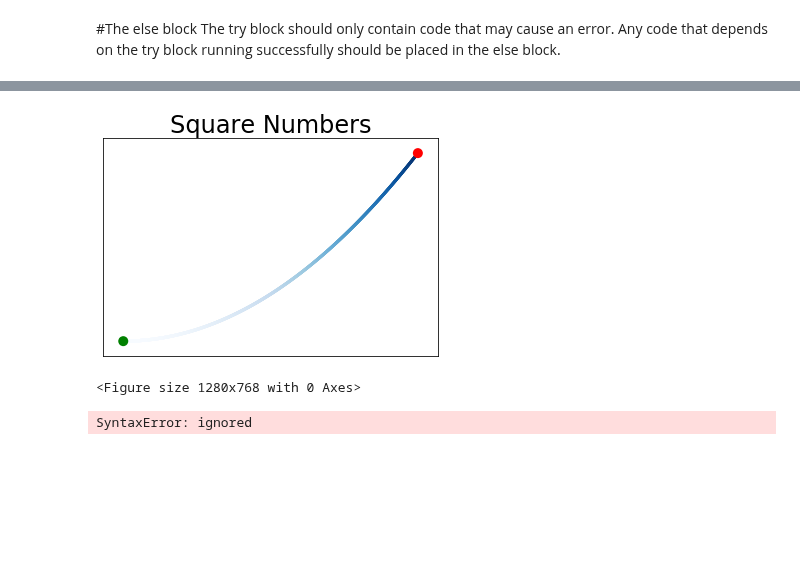
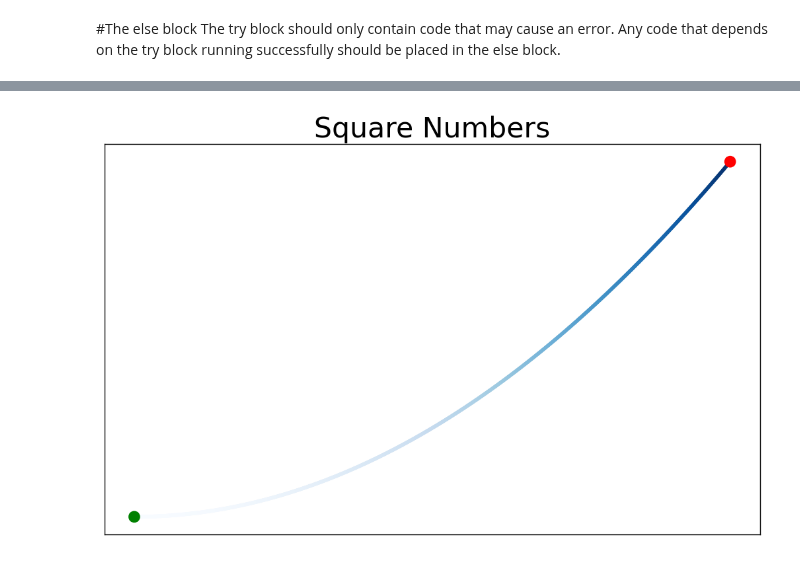
Before and after one commit to dornercr/INFO371, a Jupyter notebook: INFO371_beginners_Python_Cheat_Sheet.ipynb, the cells around one changed output, grey strips where cells are left out. Cells and saved outputs as stored; diff of their text form; code cells hidden in the pictures; blank space fills up the shorter version.

```diff
--- a/INFO371_beginners_Python_Cheat_Sheet.ipynb
+++ b/INFO371_beginners_Python_Cheat_Sheet.ipynb
@@ -1821,32 +1838,30 @@ plt.show()
 # %%
 import matplotlib.pyplot as plt
+
+# Prepare data
 x_values = list(range(1000))
 squares = [x**2 for x in x_values]
-plt.scatter(x_values, squares, c=squares,
- cmap=plt.cm.Blues, edgecolor='none',
- s=10)
 
-plt.scatter(x_values[0], squares[0], c='green',
- edgecolor='none', s=100)
-plt.scatter(x_values[-1], squares[-1], c='red',
- edgecolor='none', s=100)
+# Set custom figure size before plotting
+plt.figure(dpi=128, figsize=(10, 6))
+
+# Plot main scatter with a colormap
+plt.scatter(x_values, squares, c=squares, cmap=plt.cm.Blues, edgecolor='none', s=10)
+
+# Highlight the first point in green
+plt.scatter(x_values[0], squares[0], c='green', edgecolor='none', s=100)
+
+# Highlight the last point in red
+plt.scatter(x_values[-1], squares[-1], c='red', edgecolor='none', s=100)
+
+# Add title
 plt.title("Square Numbers", fontsize=24)
 
-# Removing axes
-# You can customize or remove axes entirely. Here’s how to access
-# each axis, and hide it.
-plt.axes().get_xaxis().set_visible(False)
-plt.axes().get_yaxis().set_visible(False)
-# Setting a custom figure size
-# You can make your plot as big or small as you want. Before
-# plotting your data, add the following code. The dpi argument is
-# optional; if you don’t know your system’s resolution you can omit
-# the argument and adjust the figsize argument accordingly.
-plt.figure(dpi=128, figsize=(10, 6))
-# Saving a plot
-# The matplotlib viewer has an interactive save button, but you can
-# also save your visualizations programmatically. To do so, replace plt.show()  with plt.savefig().
-# The bbox_inches='tight'
-# argument trims extra whitespace from the plot.
+# Remove axes
+ax = plt.gca()
+ax.get_xaxis().set_visible(False)
+ax.get_yaxis().set_visible(False)
+
+# Save the plot to a file
 plt.savefig('squares.png', bbox_inches='tight')
 # %% [output]
@@ -1855,12 +1868 @@ Adding an axes using the same arguments as a previous axes currently reuses the
-[figure, old version]
+[figure, new version]
-<Figure size 1280x768 with 0 Axes>
-# %%
-f= open("guru99.py","w+")
-
-
-# Writing to a file
-filename = 'journal.py'
-with open(filename, 'w') as file_object:
-    file_object.write("I love programing.")
-# %% [output]
-SyntaxError: ignored
```
Also changed, not shown: parts of 14 cells of this notebook.
